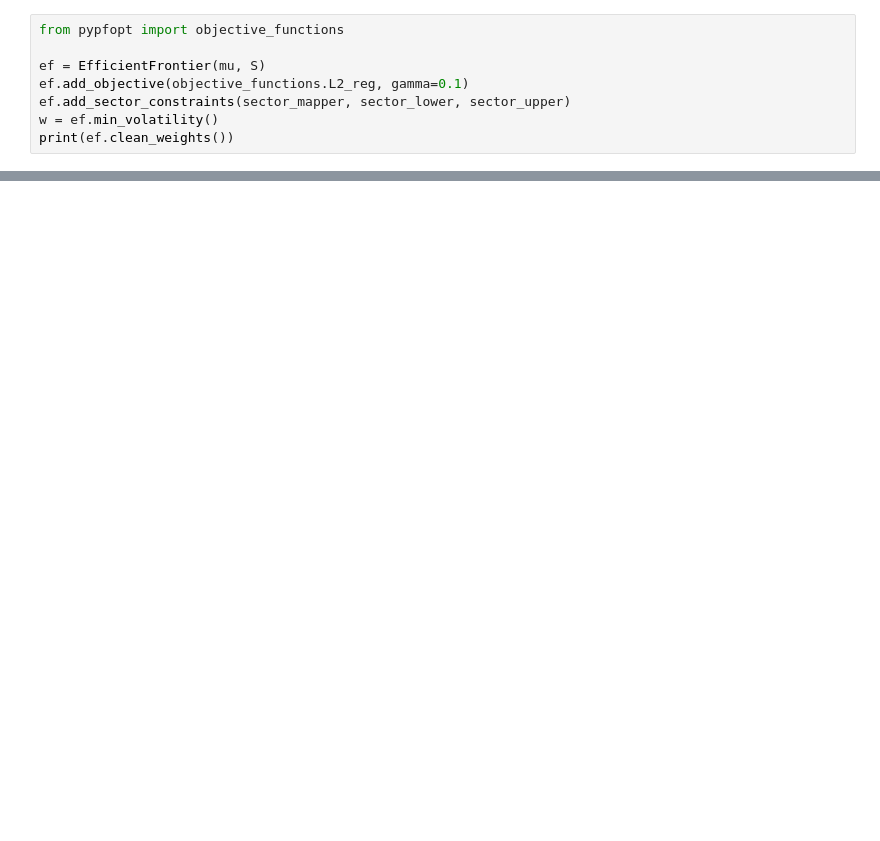
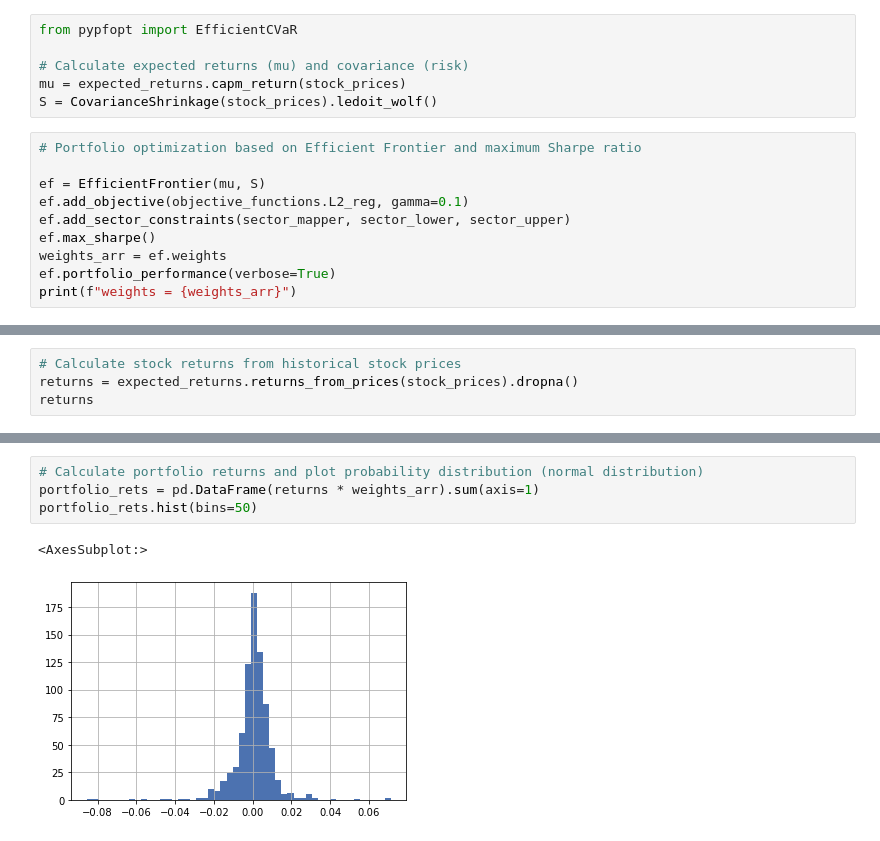
Before and after one commit to dbogatic/stock-evaluation, a Jupyter notebook: portfolio_optimization.ipynb, the cells around one changed output, grey strips where cells are left out. Saved outputs shown, nothing was run; the diff lists cells and outputs as text; blank space fills up the shorter version.

```diff
--- a/portfolio_optimization.ipynb
+++ b/portfolio_optimization.ipynb
@@ -50,9 +126,17 @@ sector_upper = {
+# %%
+from pypfopt import EfficientCVaR
+
+# Calculate expected returns (mu) and covariance (risk)
+mu = expected_returns.capm_return(stock_prices)
+S = CovarianceShrinkage(stock_prices).ledoit_wolf()
 # %%
-from pypfopt import objective_functions
+# Portfolio optimization based on Efficient Frontier and maximum Sharpe ratio
 
 ef = EfficientFrontier(mu, S)
 ef.add_objective(objective_functions.L2_reg, gamma=0.1)
 ef.add_sector_constraints(sector_mapper, sector_lower, sector_upper)
-w = ef.min_volatility()
-print(ef.clean_weights())
+ef.max_sharpe()
+weights_arr = ef.weights
+ef.portfolio_performance(verbose=True)
+print(f"weights = {weights_arr}")
 # %% [output]
@@ -94,0 +147,4 @@ plt.show()
+# %%
+# Calculate stock returns from historical stock prices
+returns = expected_returns.returns_from_prices(stock_prices).dropna()
+returns
@@ -94,0 +166,7 @@ plt.show()
+# %%
+# Calculate portfolio returns and plot probability distribution (normal distribution)
+portfolio_rets = pd.DataFrame(returns * weights_arr).sum(axis=1)
+portfolio_rets.hist(bins=50)
+# %% [output]
+<AxesSubplot:>
+[figure, added]
```
Also changed, not shown: parts of 19 cells of this notebook, 4 other files.
